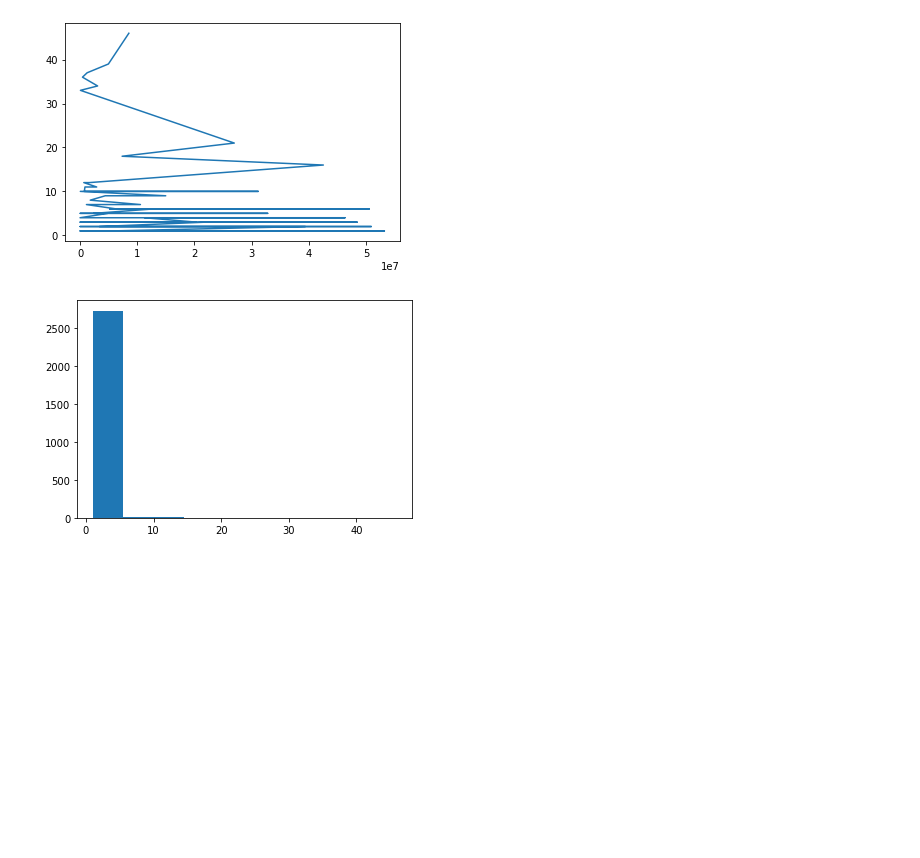
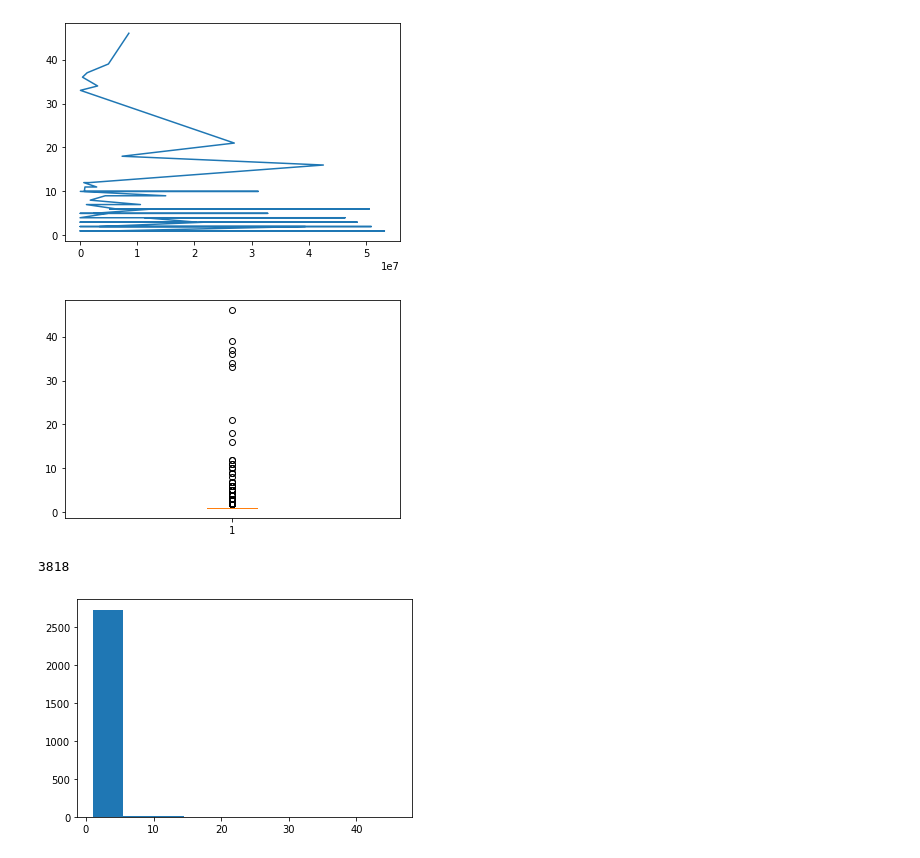
Before and after one commit to SachinSShinde/Airbnb-Seattle, a Jupyter notebook: Seattle_Data_Exploration.ipynb, the cells around one changed output. Saved outputs shown, nothing was run; the diff lists cells and outputs as text; code cells hidden in the pictures; blank space fills up the shorter version.

Commit message:
Seattle data exploration: Exploring Data, Listings:host distribution

```diff
--- a/Seattle_Data_Exploration.ipynb
+++ b/Seattle_Data_Exploration.ipynb
@@ -171,6 +171,15 @@ plt.plot(df_listings.host_id.value_counts());
 plt.show();
 # %% [output]
 [figure]
+# %%
+plt.boxplot(df_listings.host_id.value_counts());
+plt.show();
+# %% [output]
+[figure, added]
+# %%
+df_listings.host_id.value_counts().sum()
+# %% [output]
+3818
 # %%
 host_prop_cnt = df_listings.groupby(['host_id'])['id'].count();
 plt.hist(host_prop_cnt);
```
Also changed, not shown: parts of 2 cells of this notebook.
